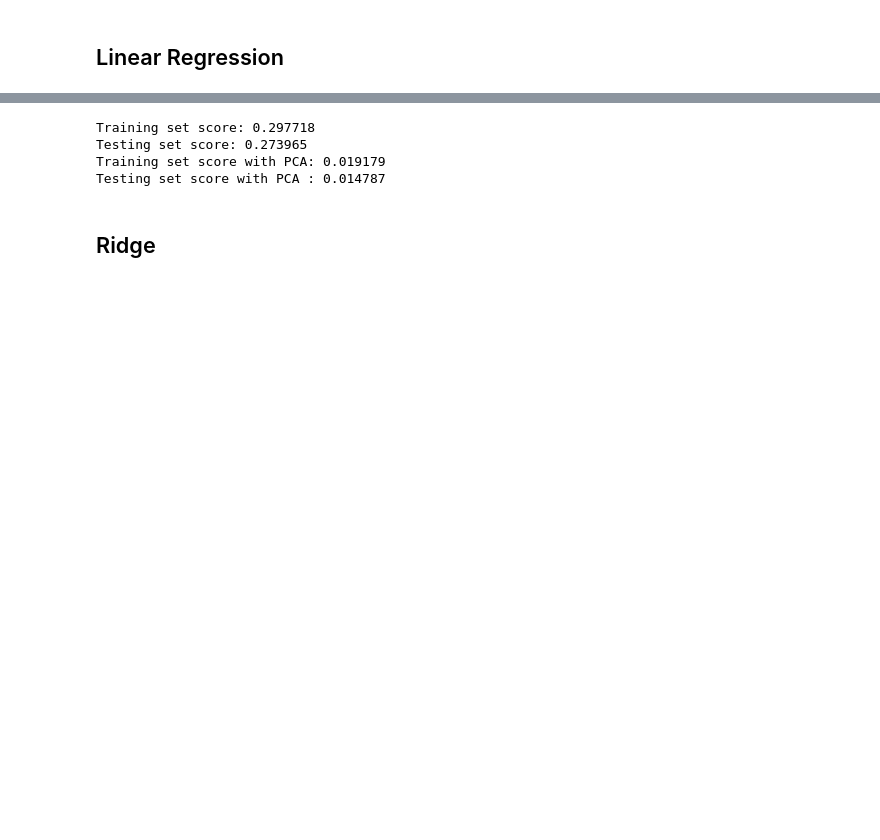
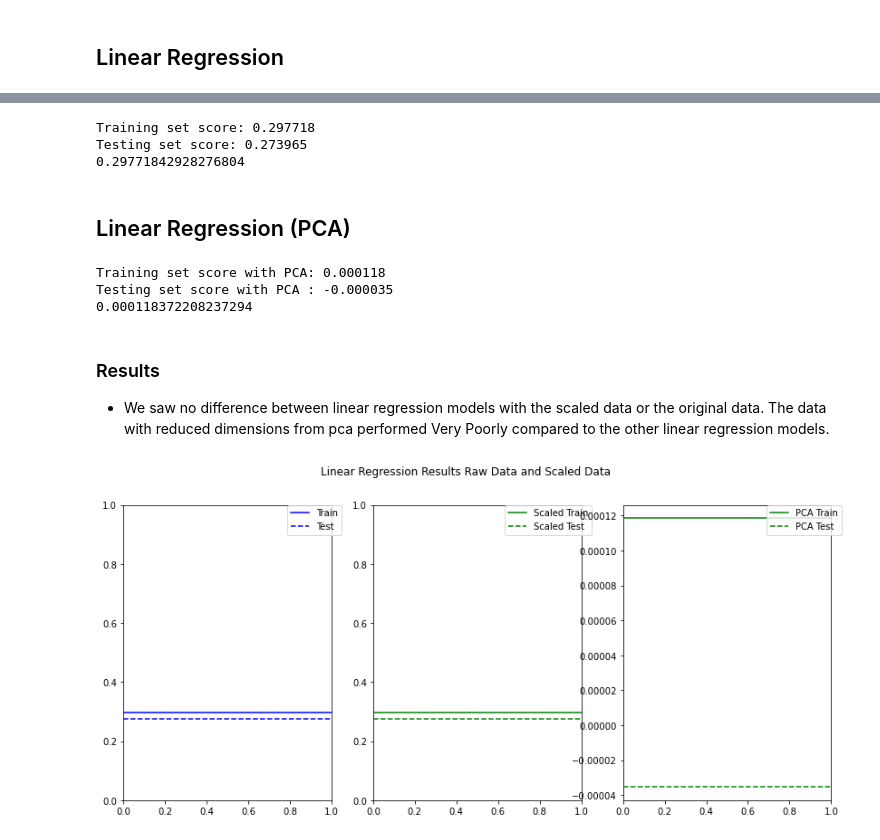
Before and after one commit to avneetgill/ensf544Project, a Jupyter notebook: Project1.2/Q4.1 Regression with dimension reduction.ipynb, the cells around one changed output, grey strips where cells are left out. Saved outputs shown, nothing was run; the diff lists cells and outputs as text; code cells hidden in the pictures; blank space fills up the shorter version.

```diff
--- a/Project1.2/Q4.1 Regression with dimension reduction.ipynb
+++ b/Project1.2/Q4.1 Regression with dimension reduction.ipynb
@@ -155,2 +158,9 @@ The graph above shows different components and their explained variances. As we
 # %% [markdown]
 ## Linear Regression
+# %%
+lr = LinearRegression().fit(X_train, y_train)
+print("Training set score: %f" % lr.score(X_train, y_train))
+print("Testing set score: %f" % lr.score(X_test, y_test))
+lr_score_train = lr.score(X_train, y_train)
+lr_score_test = lr.score(X_test, y_test)
+print(lr_score_train)
@@ -157,13 +173,31 @@ The graph above shows different components and their explained variances. As we
+# %%
+from sklearn.preprocessing import MinMaxScaler
+
+scaler = MinMaxScaler()
+scaler.fit(X_train)
+X_train_scaled = scaler.transform(X_train)
+X_test_scaled = scaler.transform(X_test)
+
+sc_lr = LinearRegression().fit(X_train_scaled, y_train)
+print("Training set score: %f" % sc_lr.score(X_train_scaled, y_train))
+print("Testing set score: %f" % sc_lr.score(X_test_scaled, y_test))
+sc_lr_score_train = sc_lr.score(X_train_scaled, y_train)
+sc_lr_score_test = sc_lr.score(X_test_scaled, y_test)
+print(sc_lr_score_train)
+# %% [output]
+Training set score: 0.297718
+Testing set score: 0.273965
+0.29771842928276804
+# %% [markdown]
+##  Linear Regression (PCA)
 # %%
-lr = LinearRegression().fit(X_train, y_train)
 lr_pca = LinearRegression().fit(pca_X_train, y_train)
-print("Training set score: %f" % lr.score(X_train, y_train))
-print("Testing set score: %f" % lr.score(X_test, y_test))
-
 print("Training set score with PCA: %f" % lr_pca.score(pca_X_train, y_train))
 print("Testing set score with PCA : %f" % lr_pca.score(pca_X_test, y_test))
+pca_lr_score_train = lr_pca.score(pca_X_train, y_train)
+pca_lr_score_test = lr_pca.score(pca_X_test, y_test)
+print(pca_lr_score_train)
 # %% [output]
-Training set score: 0.297718
-Testing set score: 0.273965
-Training set score with PCA: 0.019179
-Testing set score with PCA : 0.014787
+Training set score with PCA: 0.000118
+Testing set score with PCA : -0.000035
+0.000118372208237294
@@ -172,2 +204,30 @@ The Linear Regression Model without PCA Applied massively outperforms the linear
-# %% [markdown]
-## Ridge
+# %% [markdown]
+### Results
+- We saw no difference between linear regression models with the scaled data or the original data. The data with reduced dimensions from pca performed Very Poorly compared to the other linear regression models.
+# %%
+# figure of scaled and non scaled
+def plot_lr_data(d1,d2,d3,d4,d5,d6):
+
+    f, ax = plt.subplots(1, 1, figsize = (14,6))
+
+    plt.subplot(131)
+    plt.axhline(d1, c='b', linestyle='-', label= 'Train')
+    plt.axhline(d2, c='b', linestyle='--', label= 'Test')
+    plt.legend(bbox_to_anchor=(1.05, 1), loc='upper right', borderaxespad=0.)
+    plt.suptitle("Linear Regression Results Raw Data and Scaled Data")
+
+    plt.subplot(132)
+    plt.axhline(d3, c='g', linestyle='-', label= 'Scaled Train')
+    plt.axhline(d4, c='g', linestyle='--', label= 'Scaled Test')
+    plt.legend(bbox_to_anchor=(1.05, 1), loc='upper right', borderaxespad=0.)
+
+    plt.subplot(133)
+    plt.axhline(d5, c='g', linestyle='-', label= 'PCA Train')
+    plt.axhline(d6, c='g', linestyle='--', label= 'PCA Test')
+    plt.legend(bbox_to_anchor=(1.05, 1), loc='upper right', borderaxespad=0.)
+
+    plt.show()
+
+plot_lr_data(lr_score_train, lr_score_test, sc_lr_score_train, sc_lr_score_test,pca_lr_score_train,pca_lr_score_test)
+# %% [output]
+[figure, added]
```
Also changed, not shown: parts of 26 cells of this notebook.
